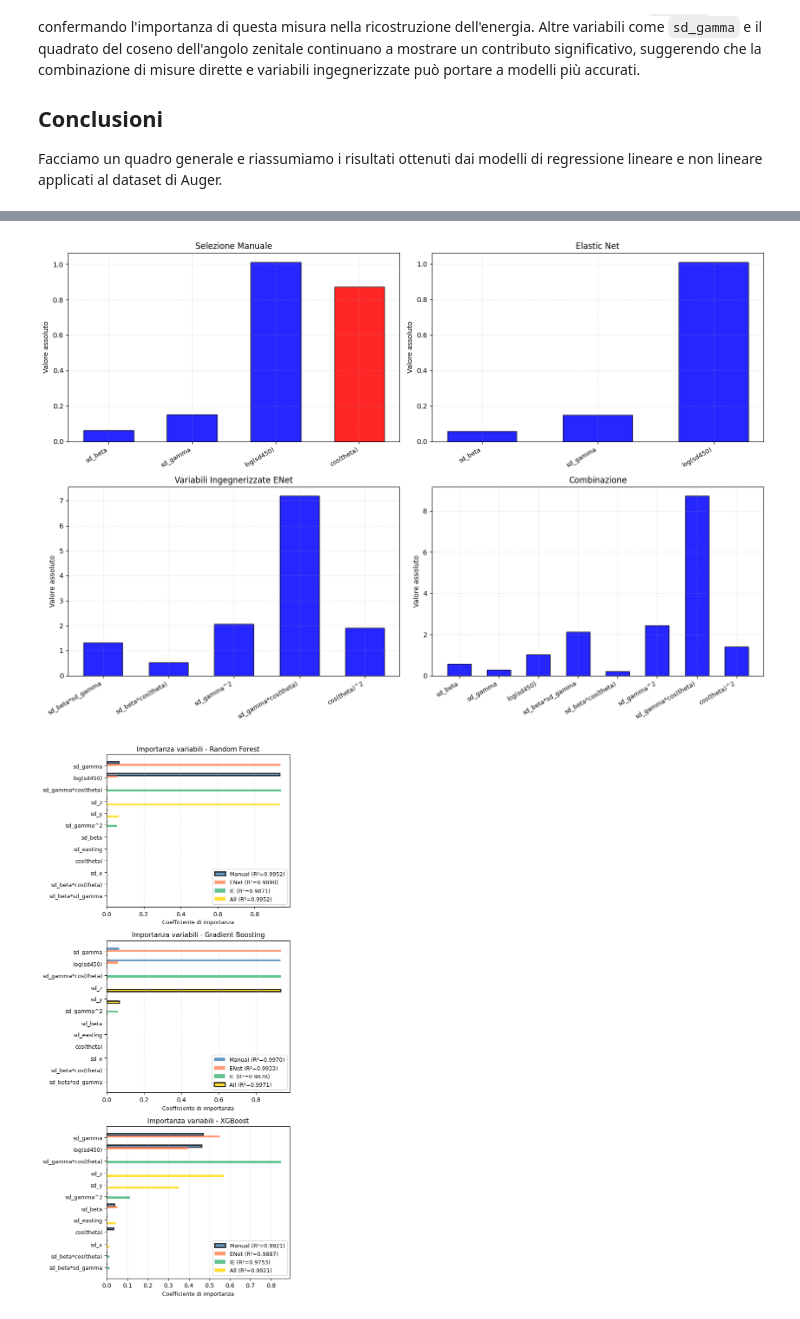
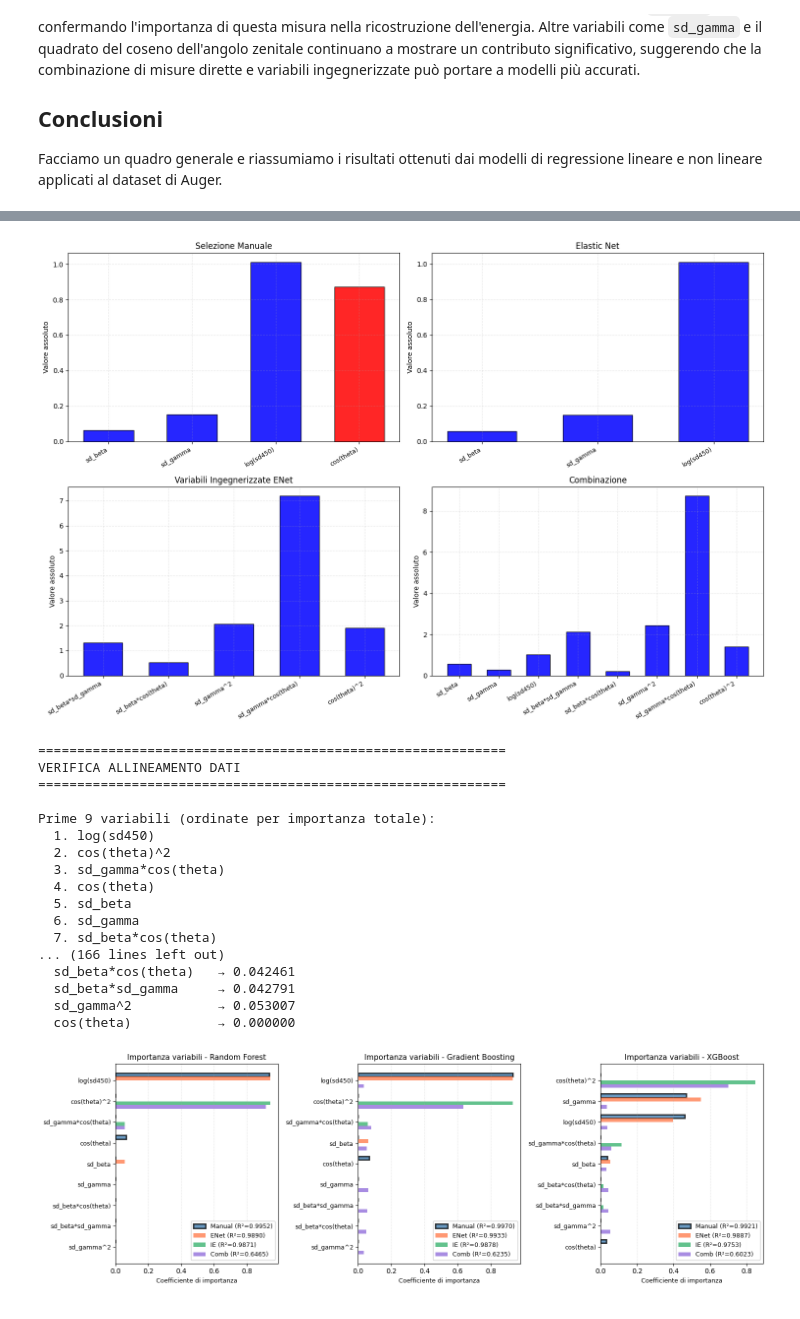
Before and after one commit to robdilor/advsimtech_rdl_esame, a Jupyter notebook: Project.ipynb, the cells around one changed output, grey strips where cells are left out. Saved outputs shown, nothing was run; the diff lists cells and outputs as text; code cells hidden in the pictures.

```diff
--- a/Project.ipynb
+++ b/Project.ipynb
@@ -94,11 +107,13 @@ myheader.remove('sd_s38')
 
 # Check dati con fd
 fd_cols = [i for i, col in enumerate(myheader) if col.startswith('fd_')]
+golden_rows = []
 complete_rows = 0
 for i in range(len(mydata)):
     for j in fd_cols:
         if mydata[i][j] != '':
             complete_rows += 1
+            golden_rows.append(i)
             break  # Esci dal ciclo interno se trovi almeno un dato in una colonna FD
 
 print("Numero di righe con dati FD:", complete_rows,'\n')
@@ -1249,13 +1284,26 @@ for config_name, config in configs.items():
         'residuals': residuals,
         'n_var': X_train.shape[1]
     }
+
+    iptz = []
+    namez = []
+    for i in sorted_idx:
+        if importance[i] >= 0.01:
+            iptz.append(importance[i])
+            namez.append(nomi_var[i])
+        else:
+            iptz.append(0.0)
+            namez.append(nomi_var[i])
+
     if basic == False:
         models_gb[config_name] = {'Modello': best_gb,
-                                  'Coeff': [importance[i] for i in range(len(importance)) if importance[i] >= 0.01],
+                                  'Coeff': iptz ,
+                                  'Nomi in ordine': namez,
                                   'Parametri': best_params}
     elif basic == True:
         models_gb[config_name] = {'Modello': gb,
-                                  'Coeff': [importance[i] for i in range(len(importance)) if importance[i] >= 0.01],
+                                  'Coeff': iptz ,
+                                  'Nomi in ordine': namez,
                                   'Parametri': None}
     predictions_gb[config_name] = y_pred
 
@@ -1793,7 +1860,8 @@ plot_configs = [
     f'Selezione manuale ({len(keep_list)} var)',
     f'Elastic Net ({len(selected_enet)} var)',
     f'Variabili ingegnerizzate Elastic Net ({len(selected_ie)} var)',
-    f'Tutte le variabili ({len(this_varlist)} var)'
+    f'Combinazione ({len(selected_comb)} var)'
+    #, f'Tutte le variabili ({len(this_varlist)} var)'
 ]
 
 def build_importance_table(model_models, config_names):
@@ -1802,19 +1870,45 @@ def build_importance_table(model_models, config_names):
 
     for config_name in config_names:
         model_info = model_models[config_name]
-        variable_names = list(configs[config_name]['nomi'])
-        importances = np.asarray(model_info['Coeff'])
+        importances = np.asarray(model_info['Coeff']) # NB coefficienti già ordinati decrescenti
+        variable_names = model_info['Nomi in ordine'] # NB nomi già ordinati decrescenti
+        #print(variable_names)
+        #print(importances)
         mapping = {name: value for name, value in zip(variable_names, importances)}
         importance_table[config_name] = mapping
 
+        # Debug
+        #print(f"\n=== {config_name} ===")
+        #print(f"Variabili ({len(variable_names)}): {variable_names}")
+        #print(f"Coefficienti ({len(importances)}): {importances}")
+        #
+
         for name, value in mapping.items():
-            variable_totals[name] = variable_totals.get(name, 0.0) + float(abs(value))
+            variable_totals[name] = variable_totals.get(name, 0.0) + float(value)
+        #print(variable_totals)
 
     all_variables = sorted(
         variable_totals.keys(),
         key=lambda name: variable_totals.get(name, 0.0),
         reverse=True
     )
+    print("\n" + "="*60)
+    print("VERIFICA ALLINEAMENTO DATI")
+    print("="*60)
+
+    # Stampa le prime 10 variabili
+    print(f"\nPrime {min(10, len(all_variables))} variabili (ordinate per importanza totale):")
+    for i, var in enumerate(all_variables[:10]):
+        print(f"{i+1:3d}. {var}")
+
+    # Stampa i coefficienti per ogni configurazione
+    print("\nCoefficienti per configurazione:")
+    for config_name in config_names:
+        print(f"\n{config_name}:")
+        for i, var in enumerate(all_variables[:10]):
+            val = importance_table[config_name].get(var, 0.0)
+            print(f"  {var:20s} → {val:.6f}")
+
     return all_variables, importance_table
 
 
@@ -1851,7 +1945,7 @@ def plot_grouped_importance(ax, model_models, results_dict, title, config_names,
     ax.legend(fontsize=9, loc='lower right', frameon=True, framealpha=0.9)
 
 
-fig, (ax1, ax2, ax3) = plt.subplots(3, 1, figsize=(6, 13), sharey=True)
+fig, (ax1, ax2, ax3) = plt.subplots(1, 3, figsize=(15, 5))
 
 best_rf = max(results_rf, key=lambda x: results_rf[x]['r2'])
 best_gb = max(results_gb, key=lambda x: results_gb[x]['r2'])
@@ -1892,2 +1986,19 @@ plt.show()
 [figure]
+============================================================
+VERIFICA ALLINEAMENTO DATI
+============================================================
+
+Prime 9 variabili (ordinate per importanza totale):
+  1. log(sd450)
+  2. cos(theta)^2
+  3. sd_gamma*cos(theta)
+  4. cos(theta)
+  5. sd_beta
+  6. sd_gamma
+  7. sd_beta*cos(theta)
+... (166 lines left out)
+  sd_beta*cos(theta)   → 0.042461
+  sd_beta*sd_gamma     → 0.042791
+  sd_gamma^2           → 0.053007
+  cos(theta)           → 0.000000
-[figure, old version]
+[figure, new version]
```
Also changed, not shown: parts of 6 cells of this notebook, 18 other files.
